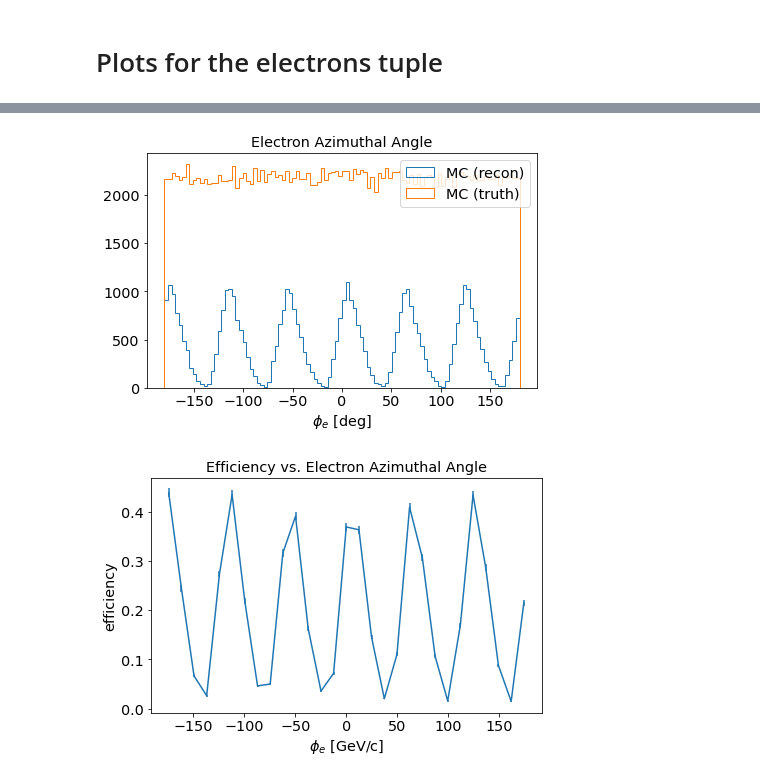
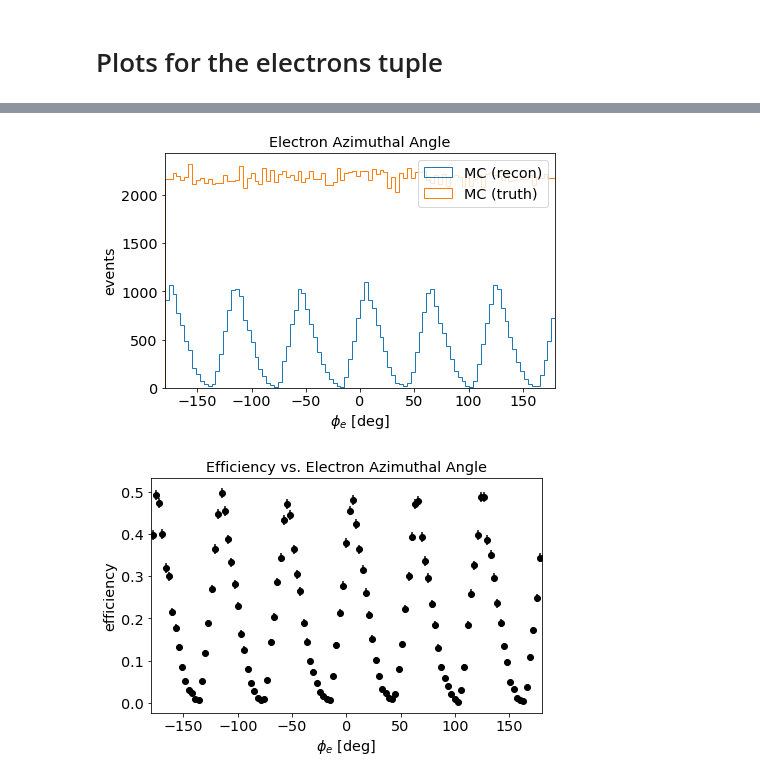
Before and after one commit to sebouh137/sidis_tuples, a Jupyter notebook: python/EfficiencyPlots.ipynb, the cells around one changed output, grey strips where cells are left out. Cells and saved outputs as stored; diff of their text form; code cells hidden in the pictures.

```diff
--- a/python/EfficiencyPlots.ipynb
+++ b/python/EfficiencyPlots.ipynb
@@ -98,6 +98,9 @@ Index(['nelectrons', 'E', 'helicity', 'e_p', 'e_th', 'e_ph', 'nu', 'Q2', 'x',
 def binspace(df, query, min, max, nbins):
     ls = np.linspace(min,max,nbins)
     return [df.query("%s> %s and %s < %s" %(query, mn, query, mx)) for mn,mx in zip(ls[:-1],ls[1:])]
+# %%
+def binomial_error(npass,ntot):
+    return np.sqrt(max(npass,1)*max(ntot-npass,1)/max(ntot,1)**3)
 # %% [markdown]
 # Plots for the electrons tuple
 # %%
@@ -106,14 +109,17 @@ def binspace(df, query, min, max, nbins):
 plt.hist(mc_electrons.query("e_p>0").e_p,bins=100, range=(0,11),histtype='step',label="MC (recon)")
 plt.hist(mc_electrons.e_truth_p,bins=100, range=(0,11),histtype='step',label="MC (truth)")
 plt.gca().set_xlabel("$p_{e}$ [GeV/c]")
+plt.gca().set_ylabel("events")
 plt.gca().set_title("Electron Momentum")
 plt.gca().legend()
+plt.gca().set_xlim(0,10)
+plt.savefig("../images/eff_ep_events.pdf")
 plt.show()
 
 x = []
 y = []
 dy = []
-for bin in binspace(mc_electrons, "e_truth_p", 1.5,8.5,7):
+for bin in binspace(mc_electrons, "e_truth_p", 1.5,8.5,14):
     n_recon = len(bin.query("e_p>0"))
     n_gen = len(bin)
     x.append(np.mean(bin.e_truth_p))
@@ -124,10 +130,13 @@ for bin in binspace(mc_electrons, "e_truth_p", 1.5,8.5,7):
         y.append(0)
         dy.append(1)
 
-plt.errorbar(x,y,dy)
+plt.errorbar(x,y,dy, linestyle='',color='k', marker='o')
 
 plt.gca().set_xlabel("$p_{e}$ [GeV/c]")
 plt.gca().set_ylabel("efficiency")
 plt.gca().set_title("Efficiency vs. Electron Momentum")
+plt.gca().set_xlim(0,10)
+plt.gca().set_ylim(0)
+plt.savefig("../images/eff_ep.pdf")
 plt.show()
 # %% [output]
@@ -137,8 +146,11 @@ plt.show()
 plt.hist(mc_electrons.query("e_p>0").e_th*180/np.pi,bins=100, range=(0,70),histtype='step',label="MC (recon)")
 plt.hist(mc_electrons.e_truth_th*180/np.pi,bins=100, range=(0,70),histtype='step',label="MC (truth)")
 plt.gca().set_xlabel("$\\theta_{e}$ [deg]")
+plt.gca().set_ylabel("events")
 plt.gca().set_title("Electron Polar Angle")
 plt.gca().legend()
+plt.savefig("../images/eff_eth_events.pdf")
+plt.gca().set_xlim(0,40)
 plt.show()
 
 x = []
@@ -152,11 +164,14 @@ for bin in binspace(mc_electrons, "e_truth_th*180/3.14159", 7,35,15):
         y.append(n_recon/n_gen)
     else :
         y.append(0)
-    dy.append(n_recon/n_gen*np.sqrt(1/max(n_recon,1)+1/max(n_gen,1)))
-plt.errorbar(x,y,dy)
+    dy.append(binomial_error(n_recon,n_gen))
+plt.errorbar(x,y,dy, linestyle='',color='k', marker='o')
 
-plt.gca().set_xlabel("$\\theta_{e}$ [GeV/c]")
+plt.gca().set_xlabel("$\\theta_{e}$ [deg]")
 plt.gca().set_ylabel("efficiency")
+plt.gca().set_xlim(0,40)
 plt.gca().set_title("Efficiency vs. Electron Polar Angle")
+plt.gca().set_ylim(0)
+plt.savefig("../images/eff_eth.pdf")
 plt.show()
 # %% [output]
@@ -165,32 +180,37 @@ plt.show()
 # %%
 plt.hist(mc_electrons.query("e_p>0").e_ph*180/np.pi,bins=100, range=(-180,180),histtype='step',label="MC (recon)")
 plt.hist(mc_electrons.e_truth_ph*180/np.pi,bins=100, range=(-180,180),histtype='step',label="MC (truth)")
 plt.gca().set_xlabel("$\\phi_{e}$ [deg]")
+plt.gca().set_ylabel("events")
 plt.gca().set_title("Electron Azimuthal Angle")
+plt.savefig("../images/eff_eph_events.pdf")
 plt.gca().legend()
+plt.gca().set_xlim(-180,180)
 plt.show()
 
 x = []
 y = []
 dy = []
-for bin in binspace(mc_electrons, "e_truth_ph*180/3.14159", -180,180,30):
+for bin in binspace(mc_electrons, "e_truth_ph*180/3.14159", -180,180,120):
     n_recon = len(bin.query("e_p>0"))
     n_gen = len(bin)
     x.append(np.mean(bin.e_truth_ph*180/3.14159))
     if n_gen != 0:
         y.append(n_recon/n_gen)
     else :
         y.append(0)
-    dy.append(n_recon/n_gen*np.sqrt(1/max(n_recon,1)+1/max(n_gen,1)))
-plt.errorbar(x,y,dy)
+    dy.append(binomial_error(n_recon,n_gen))
+plt.errorbar(x,y,dy, linestyle='',color='k', marker='o')
 
-plt.gca().set_xlabel("$\\phi_{e}$ [GeV/c]")
+plt.gca().set_xlabel("$\\phi_{e}$ [deg]")
 plt.gca().set_ylabel("efficiency")
 plt.gca().set_title("Efficiency vs. Electron Azimuthal Angle")
+plt.gca().set_xlim(-180,180)
+plt.savefig("../images/eff_eph.pdf")
 plt.show()
 # %% [output]
-[figure, old version]
+[figure, new version]
-[figure, old version]
+[figure, new version]
 # %%
 
 plt.hist(mc_hadrons.query("h_p>0").e_p,bins=100, range=(0,11),histtype='step',label="MC (recon)")
```
Also changed, not shown: parts of 6 cells of this notebook, 2 other files.
